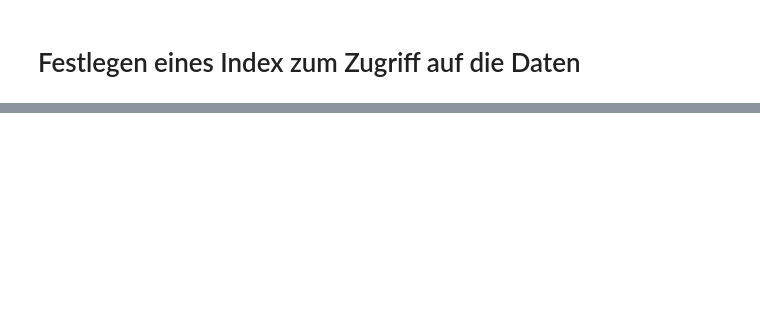
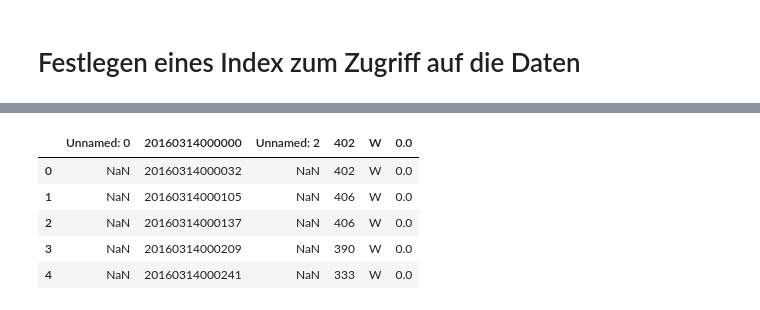
Before and after one commit to ditomax/mlwifianwender, a Jupyter notebook: 10 Anwendungsbeispiel Cleaning and transformation of data.ipynb, the cells around one changed output, grey strips where cells are left out. Saved outputs shown, nothing was run; the diff lists cells and outputs as text; code cells hidden in the pictures; blank space fills up the shorter version.

```diff
--- a/10 Anwendungsbeispiel Cleaning and transformation of data.ipynb
+++ b/10 Anwendungsbeispiel Cleaning and transformation of data.ipynb
@@ -178,0 +315,11 @@ Name: Date of Publication, Length: 8287, dtype: bool
+# %%
+consumption = pd.read_csv('data/energy.csv')
+# %%
+consumption.head()
+# %% [output]
+|  | Unnamed: 0 | 20160314000000 | Unnamed: 2 | 402 | W | 0.0 |
+| 0 | NaN | 20160314000032 | NaN | 402 | W | 0.0 |
+| 1 | NaN | 20160314000105 | NaN | 406 | W | 0.0 |
+| 2 | NaN | 20160314000137 | NaN | 406 | W | 0.0 |
+| 3 | NaN | 20160314000209 | NaN | 390 | W | 0.0 |
+| 4 | NaN | 20160314000241 | NaN | 333 | W | 0.0 |
```
Also changed, not shown: parts of 83 cells of this notebook, 1 other file.
